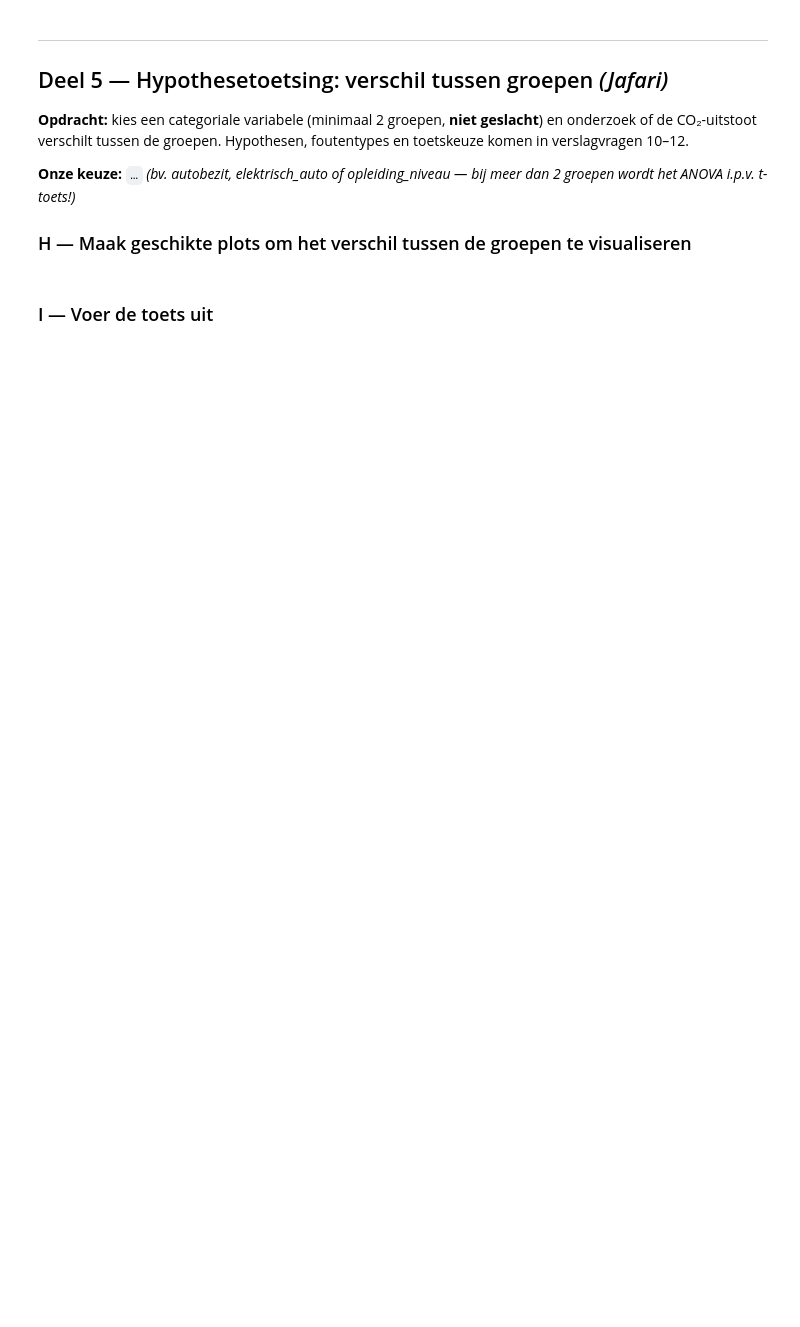
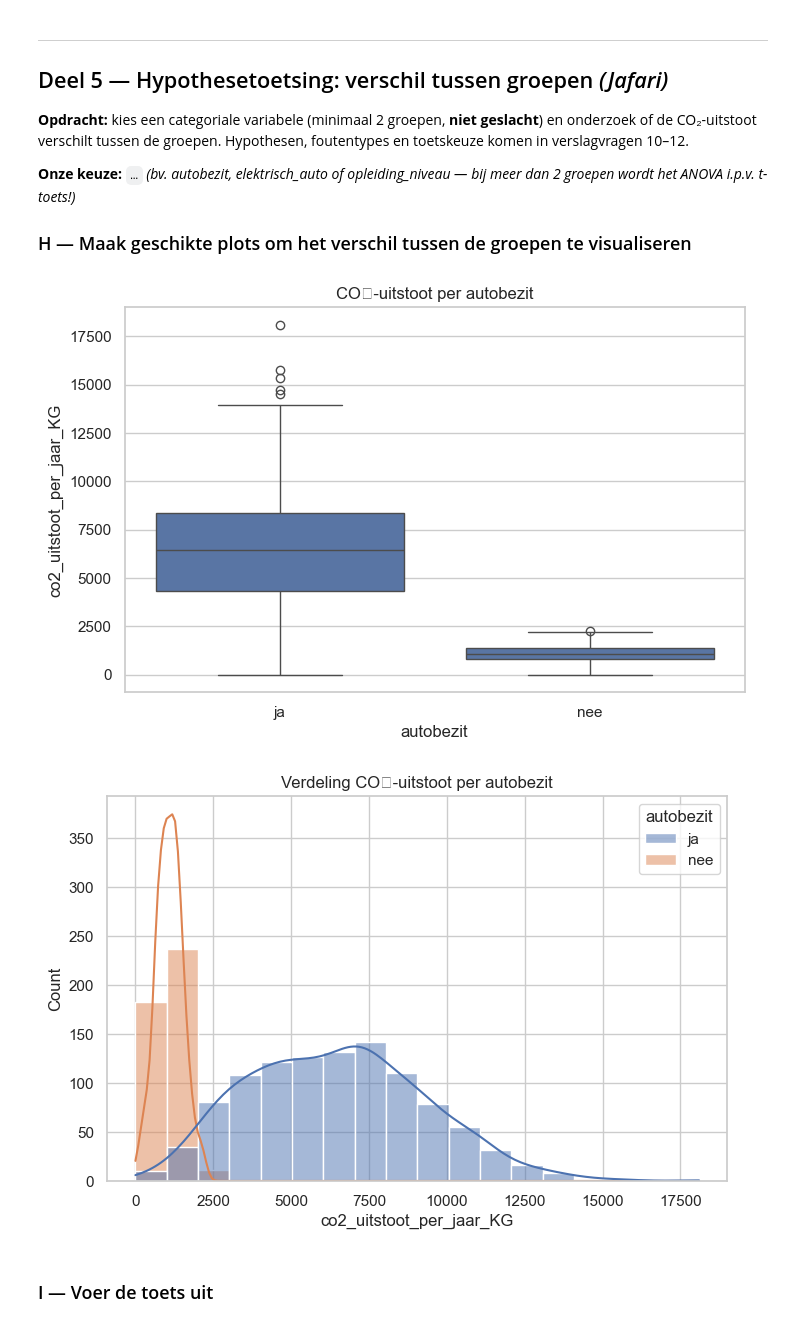
Before and after one commit to TJKDev1/Wiskunde-II-Porfolio-Groep-25, a Jupyter notebook: Portfolio_Groep25.ipynb, the cells around one changed output. Cells and saved outputs as stored; diff of their text form; code cells hidden in the pictures; blank space fills up the shorter version.

```diff
--- a/Portfolio_Groep25.ipynb
+++ b/Portfolio_Groep25.ipynb
@@ -310,2 +339,17 @@ groep_var = "autobezit"  # aanpassen naar definitieve keuze (niet geslacht!)
+# %%
+groep_var = "autobezit"
+
+plt.figure(figsize=(8, 5))
+sns.boxplot(data=df_clean, x=groep_var, y="co2_uitstoot_per_jaar_KG")
+plt.title("CO₂-uitstoot per autobezit")
+plt.show()
+
+plt.figure(figsize=(8, 5))
+sns.histplot(data=df_clean, x="co2_uitstoot_per_jaar_KG", hue=groep_var, kde=True)
+plt.title("Verdeling CO₂-uitstoot per autobezit")
+plt.show()
+# %% [output]
+[figure, added]
+[figure, added]
 # %% [markdown]
 ### I — Voer de toets uit
```
Also changed, not shown: parts of 27 cells of this notebook, 1 other file.
